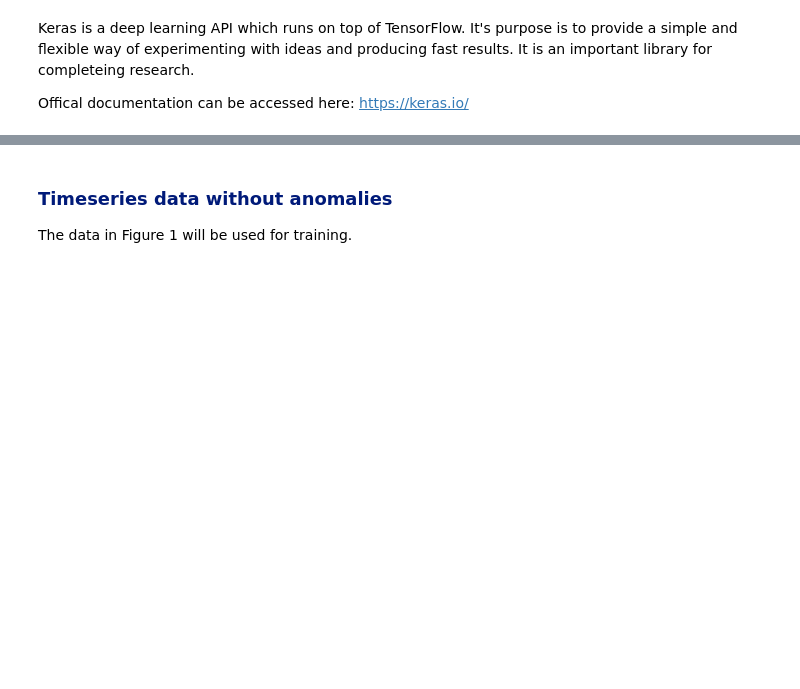
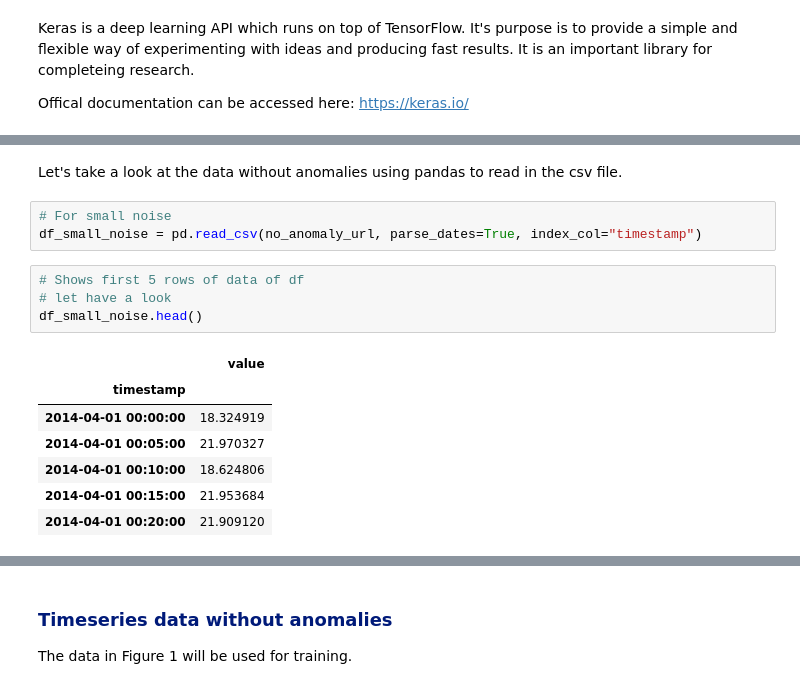
Before and after one commit to SarahMcN25/machine_stastics_assessment, a Jupyter notebook: anomaly-detection.ipynb, the cells around one changed output, grey strips where cells are left out. Saved outputs shown, nothing was run; the diff lists cells and outputs as text; blank space fills up the shorter version.

```diff
--- a/anomaly-detection.ipynb
+++ b/anomaly-detection.ipynb
@@ -123,0 +139,17 @@ timestamp
+# %% [markdown]
+Let's take a look at the data without anomalies using pandas to read in the csv file.
+# %%
+# For small noise
+df_small_noise = pd.read_csv(no_anomaly_url, parse_dates=True, index_col="timestamp")
+# %%
+# Shows first 5 rows of data of df
+# let have a look
+df_small_noise.head()
+# %% [output]
+|  | value |
+| timestamp |  |
+| 2014-04-01 00:00:00 | 18.324919 |
+| 2014-04-01 00:05:00 | 21.970327 |
+| 2014-04-01 00:10:00 | 18.624806 |
+| 2014-04-01 00:15:00 | 21.953684 |
+| 2014-04-01 00:20:00 | 21.909120 |
```
Also changed, not shown: parts of 43 cells of this notebook.
